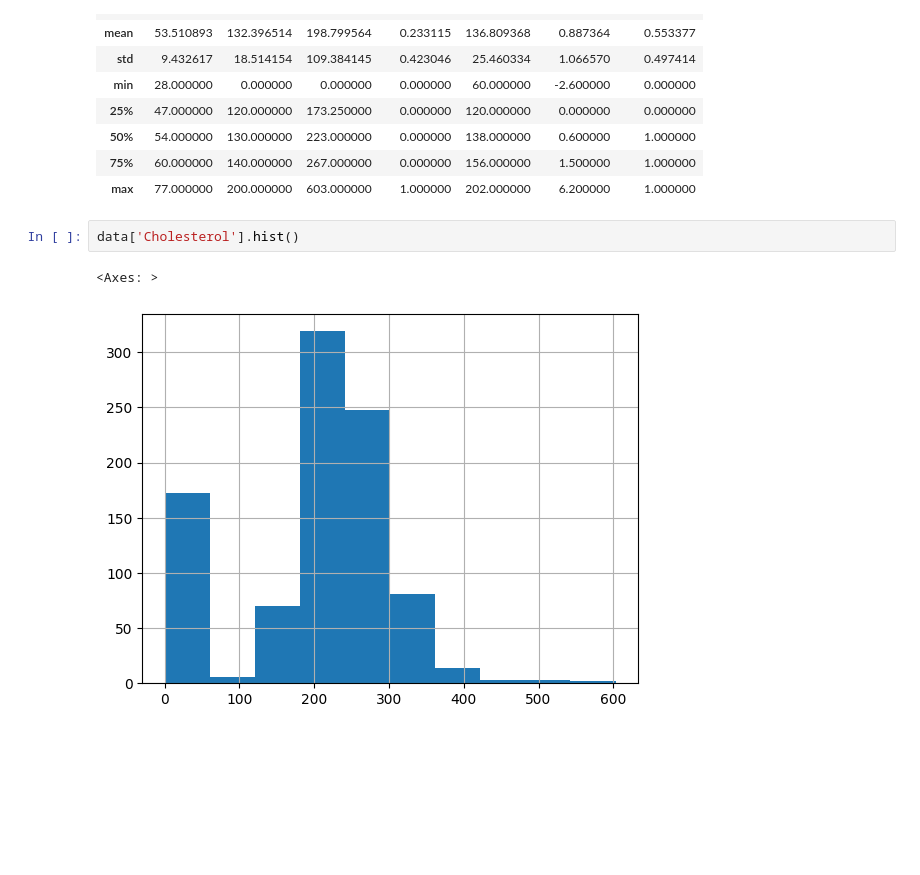
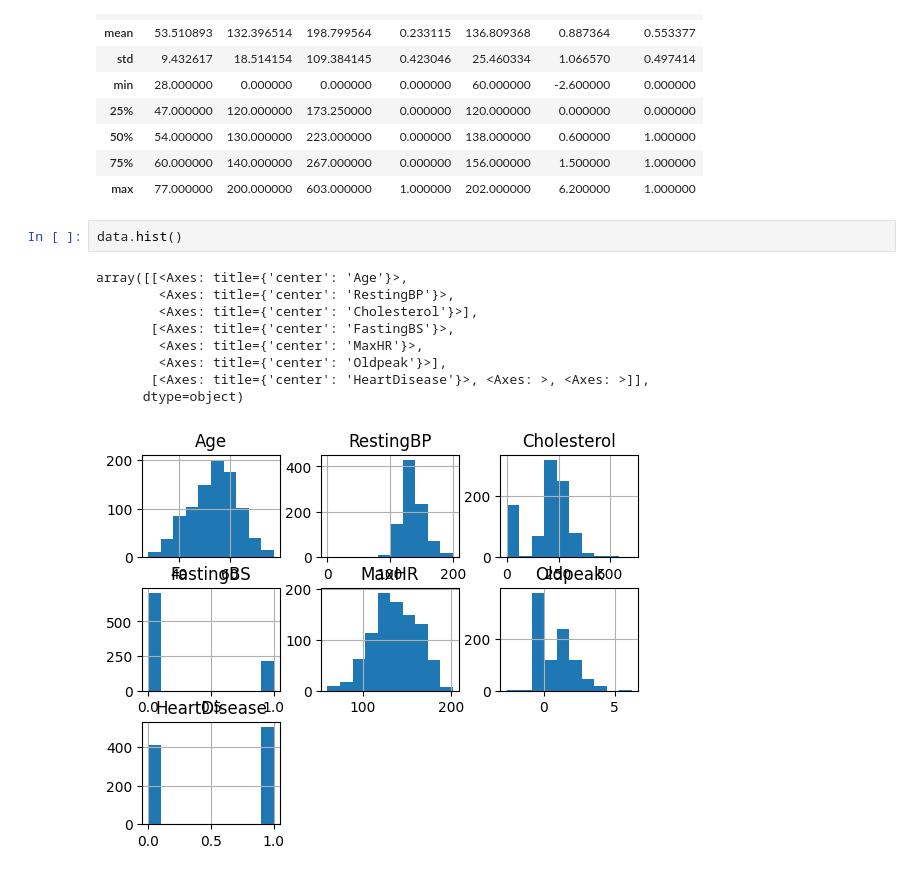
Before and after one commit to Raghav-Mundhara/Sem6_Labs, a Jupyter notebook: AIDS/Project/hear.ipynb, the cells around one changed output. Drawn from its saved outputs; the diff is of its cells as text; blank space fills up the shorter version.

```diff
--- a/AIDS/Project/hear.ipynb
+++ b/AIDS/Project/hear.ipynb
@@ -47,7 +47,14 @@ data.describe()
 | 75% | 60.000000 | 140.000000 | 267.000000 | 0.000000 | 156.000000 | 1.500000 | 1.000000 |
 | max | 77.000000 | 200.000000 | 603.000000 | 1.000000 | 202.000000 | 6.200000 | 1.000000 |
 # %%
-data['Cholesterol'].hist()
+data.hist()
 # %% [output]
-<Axes: >
+array([[<Axes: title={'center': 'Age'}>,
+        <Axes: title={'center': 'RestingBP'}>,
+        <Axes: title={'center': 'Cholesterol'}>],
+       [<Axes: title={'center': 'FastingBS'}>,
+        <Axes: title={'center': 'MaxHR'}>,
+        <Axes: title={'center': 'Oldpeak'}>],
+       [<Axes: title={'center': 'HeartDisease'}>, <Axes: >, <Axes: >]],
+      dtype=object)
-[figure, old version]
+[figure, new version]
```
Also changed, not shown: parts of 45 cells of this notebook.
